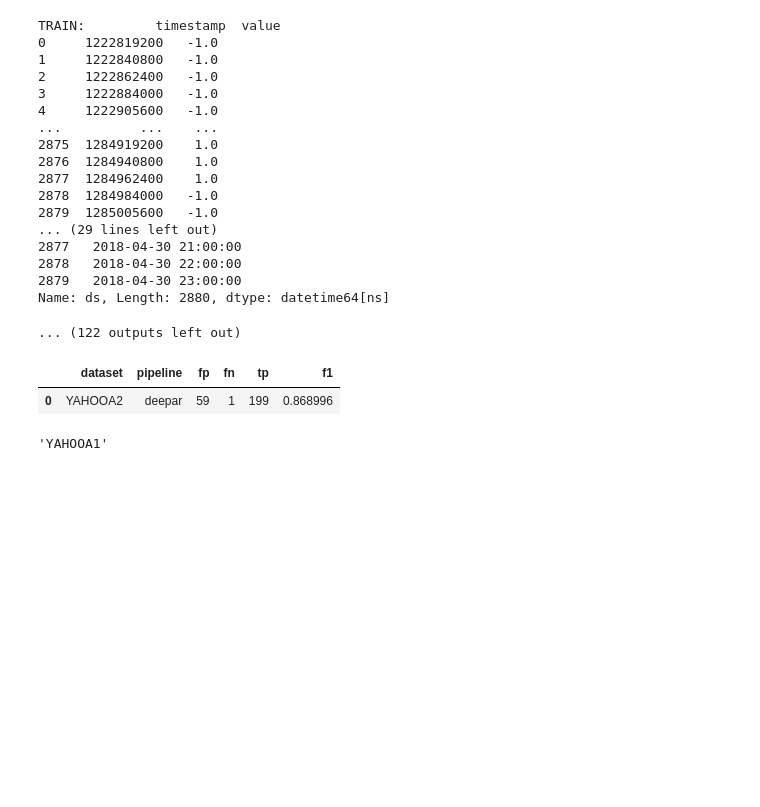
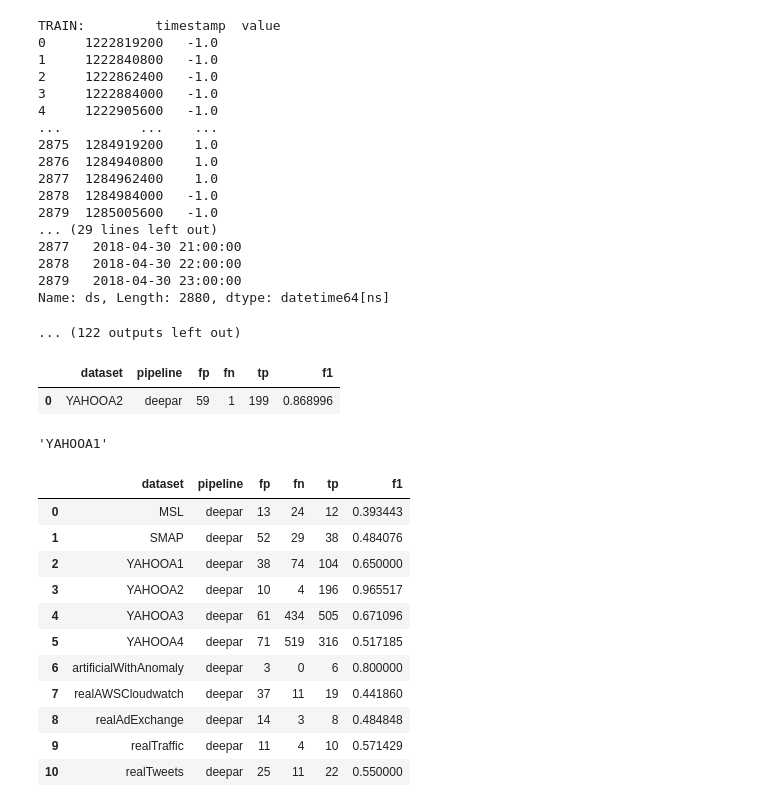
Before and after one commit to amlatyrngom/ml_project_bench, a Jupyter notebook: notebooks/Prophet.ipynb, the cells around one changed output. Cells and saved outputs as stored; diff of their text form; code cells hidden in the pictures; blank space fills up the shorter version.

Commit message:
add results

```diff
--- a/notebooks/Prophet.ipynb
+++ b/notebooks/Prophet.ipynb
@@ -151,3 +151,32 @@ summary
 datasets_names
 # %% [output]
 'YAHOOA1'
+# %%
+import glob
+files = glob.glob('results/raw/prophet/**.pkl')
+# %%
+for file in files:
+    df = pd.read_pickle(file)
+    df.to_csv(file[:-3]+'csv')
+# %%
+files = glob.glob('results/raw/deepar/**.csv')
+df_all = pd.DataFrame()
+for file in files:
+    df = pd.read_csv(file)
+    df_all = pd.concat([df_all,df])
+summary = _summarize_results_datasets(df_all, metrics)
+summary.to_csv(f'results/final/scores_deepar.csv')
+summary
+# %% [output]
+|  | dataset | pipeline | fp | fn | tp | f1 |
+| 0 | MSL | deepar | 13 | 24 | 12 | 0.393443 |
+| 1 | SMAP | deepar | 52 | 29 | 38 | 0.484076 |
+| 2 | YAHOOA1 | deepar | 38 | 74 | 104 | 0.650000 |
+| 3 | YAHOOA2 | deepar | 10 | 4 | 196 | 0.965517 |
+| 4 | YAHOOA3 | deepar | 61 | 434 | 505 | 0.671096 |
+| 5 | YAHOOA4 | deepar | 71 | 519 | 316 | 0.517185 |
+| 6 | artificialWithAnomaly | deepar | 3 | 0 | 6 | 0.800000 |
+| 7 | realAWSCloudwatch | deepar | 37 | 11 | 19 | 0.441860 |
+| 8 | realAdExchange | deepar | 14 | 3 | 8 | 0.484848 |
+| 9 | realTraffic | deepar | 11 | 4 | 10 | 0.571429 |
+| 10 | realTweets | deepar | 25 | 11 | 22 | 0.550000 |
```
Also changed, not shown: 18 other files.
